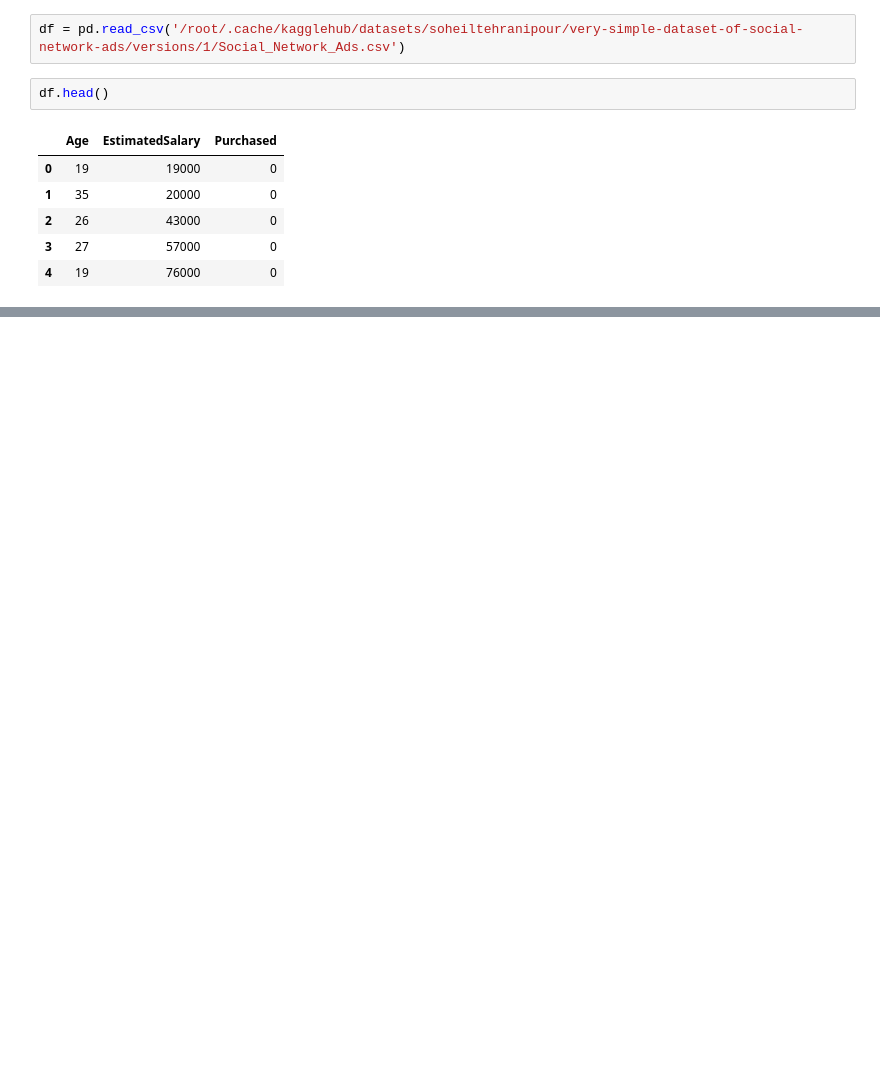
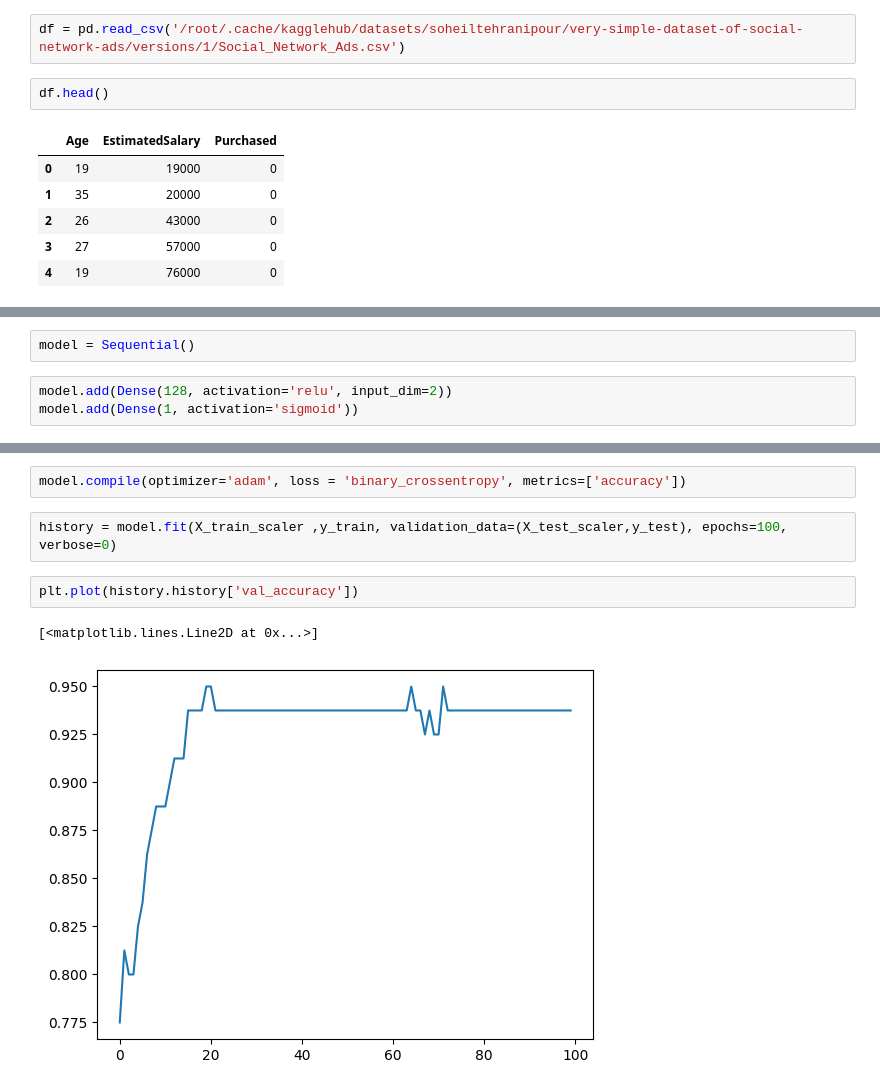
Before and after one commit to NileshPatil24-a/Deep_Learning, a Jupyter notebook: feature_scalling.ipynb, the cells around one changed output, grey strips where cells are left out. Drawn from its saved outputs; the diff is of its cells as text; blank space fills up the shorter version.

Commit message:
normalised the inputs

```diff
--- a/feature_scalling.ipynb
+++ b/feature_scalling.ipynb
@@ -27,0 +52,5 @@ df.head()
+# %%
+model = Sequential()
+# %%
+model.add(Dense(128, activation='relu', input_dim=2))
+model.add(Dense(1, activation='sigmoid'))
@@ -27,0 +71,9 @@ df.head()
+# %%
+model.compile(optimizer='adam', loss = 'binary_crossentropy', metrics=['accuracy'])
+# %%
+history = model.fit(X_train_scaler ,y_train, validation_data=(X_test_scaler,y_test), epochs=100, verbose=0)
+# %%
+plt.plot(history.history['val_accuracy'])
+# %% [output]
+[<matplotlib.lines.Line2D at 0x...>]
+[figure, added]
```
Also changed, not shown: parts of 8 cells of this notebook.
